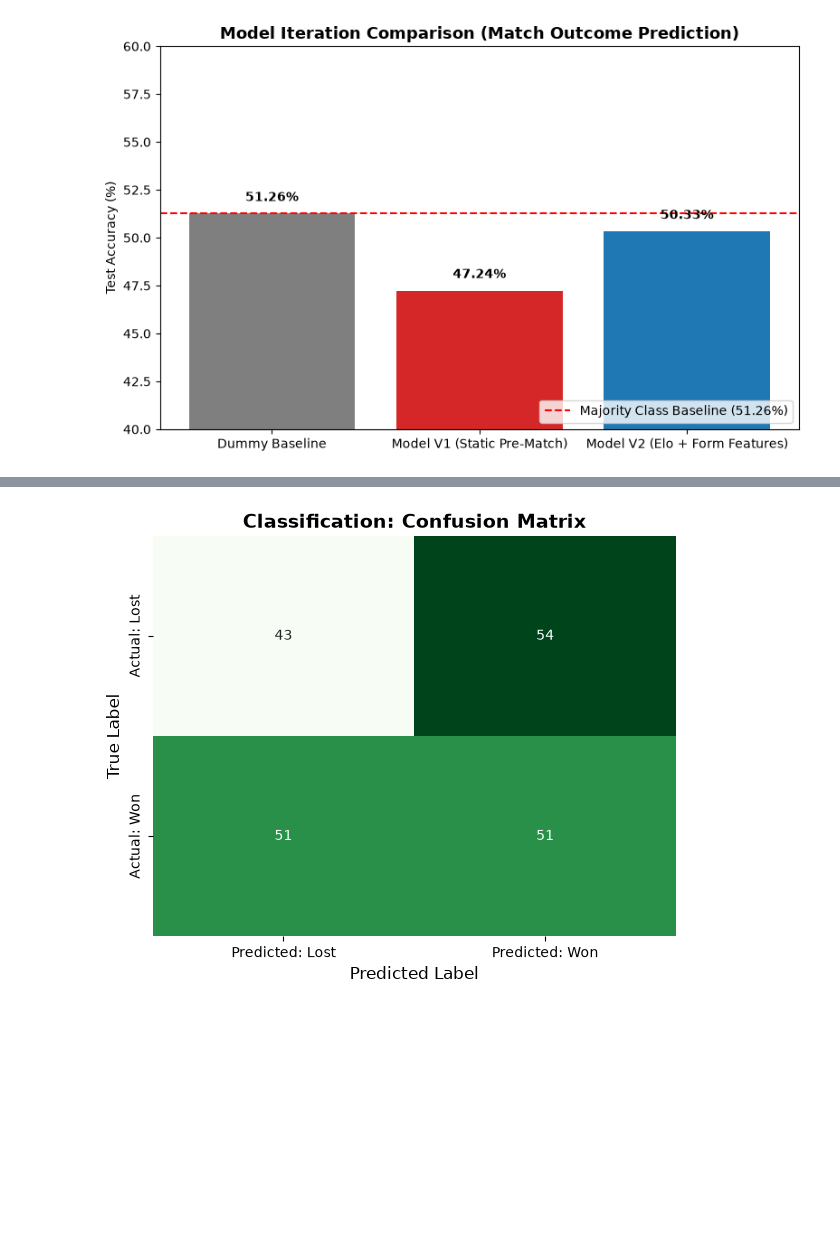
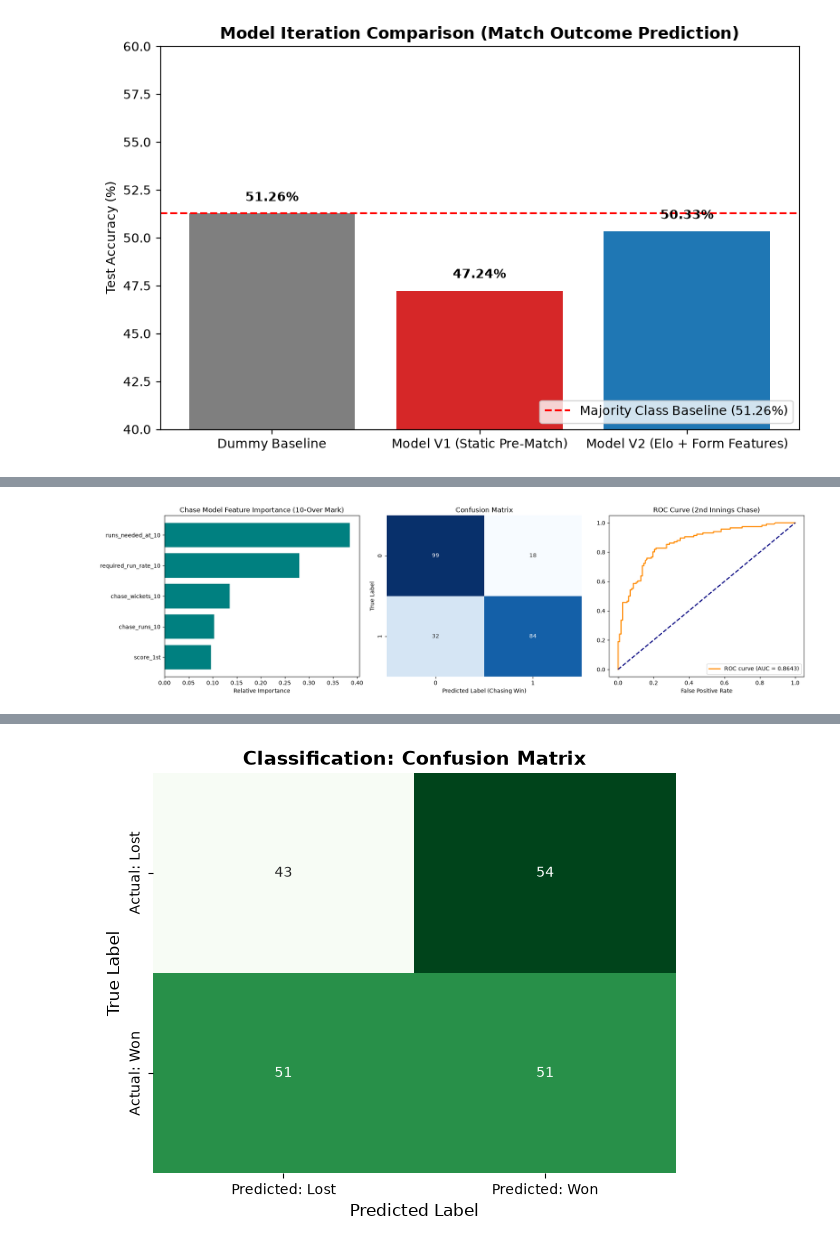
Before and after one commit to SatyabrataIISERM/ds_first_git_group_5, a Jupyter notebook: ML- MATCH LEVEL (MS23238).ipynb, the cells around one changed output, grey strips where cells are left out. Cells and saved outputs as stored; diff of their text form; code cells hidden in the pictures; blank space fills up the shorter version.

```diff
--- a/ML- MATCH LEVEL (MS23238).ipynb
+++ b/ML- MATCH LEVEL (MS23238).ipynb
@@ -257,0 +655,80 @@ plt.show()
+# %%
+import matplotlib.pyplot as plt
+import seaborn as sns
+from sklearn.metrics import confusion_matrix, roc_curve
+
+# ==========================================
+# 1. EVALUATION PLOTS (ROC, Confusion Matrix, Feature Importance)
+# ==========================================
+
+fig, axes = plt.subplots(1, 3, figsize=(18, 5))
+
+# A. Feature Importance Chart
+importances = model.feature_importances_
+indices = np.argsort(importances)
+axes[0].barh(range(len(indices)), importances[indices], color='teal')
+axes[0].set_yticks(range(len(indices)))
+axes[0].set_yticklabels([feature_cols[i] for i in indices])
+axes[0].set_xlabel('Relative Importance')
+axes[0].set_title('Chase Model Feature Importance (10-Over Mark)')
+
+# B. Confusion Matrix Heatmap
+cm = confusion_matrix(y_test, preds)
+sns.heatmap(cm, annot=True, fmt='d', cmap='Blues', ax=axes[1], cbar=False)
+axes[1].set_xlabel('Predicted Label (Chasing Win)')
+axes[1].set_ylabel('True Label')
+axes[1].set_title('Confusion Matrix')
+
+# C. ROC Curve
+fpr, tpr, _ = roc_curve(y_test, probs)
+axes[2].plot(fpr, tpr, color='darkorange', lw=2, label=f'ROC curve (AUC = {roc_auc_score(y_test, probs):.4f})')
+axes[2].plot([0, 1], [0, 1], color='navy', lw=2, linestyle='--')
+axes[2].set_xlabel('False Positive Rate')
+axes[2].set_title('ROC Curve (2nd Innings Chase)')
+axes[2].legend(loc="lower right")
+
+plt.tight_layout()
+plt.show()
+
+# ==========================================
+# 2. PHASE-WISE CHECKPOINT COMPARISON (10-over vs. 15-over)
+# ==========================================
+
+# Extract 15-over mark metrics
+mid_chase_15 = innings_2[innings_2['over'] < 15]
+chase_agg_15 = mid_chase_15.groupby('match_id').agg(
+    chase_runs_15=('runs_total', 'sum'),
+    chase_wickets_15=('is_wicket', 'sum')
+).reset_index()
+
+# Merge 15-over data
+df_model_15 = df_model_data.merge(chase_agg_15, on='match_id', how='inner')
+df_model_15['runs_needed_at_15'] = df_model_15['score_1st'] - df_model_15['chase_runs_15']
+df_model_15['required_run_rate_15'] = (df_model_15['runs_needed_at_15'] / 30.0) * 6  # 30 balls remaining
+
+feature_cols_15 = [
+    'chase_runs_15', 'chase_wickets_15',
+    'score_1st', 'runs_needed_at_15', 'required_run_rate_15'
+]
+
+X_15 = df_model_15[feature_cols_15].fillna(0)
+y_15 = df_model_15['chasing_team_win']
+
+valid_15 = y_15.notna()
+X_15, y_15 = X_15[valid_15], y_15[valid_15]
+
+split_15 = int(len(X_15) * 0.8)
+model_15 = GradientBoostingClassifier(n_estimators=150, learning_rate=0.03, max_depth=4, random_state=42)
+model_15.fit(X_15.iloc[:split_15], y_15.iloc[:split_15])
+
+preds_15 = model_15.predict(X_15.iloc[split_15:])
+probs_15 = model_15.predict_proba(X_15.iloc[split_15:])[:, 1]
+y_test_15 = y_15.iloc[split_15:]
+
+print("="*45)
+print("CHECKPOINT COMPARISON:")
+print("="*45)
+print(f"10-Over Checkpoint Accuracy: {accuracy_score(y_test, preds)*100:.2f}% | ROC-AUC: {roc_auc_score(y_test, probs):.4f}")
+print(f"15-Over Checkpoint Accuracy: {accuracy_score(y_test_15, preds_15)*100:.2f}% | ROC-AUC: {roc_auc_score(y_test_15, probs_15):.4f}")
+# %% [output]
+[figure, added]
```
Also changed, not shown: parts of 11 cells of this notebook, 2 other files.
